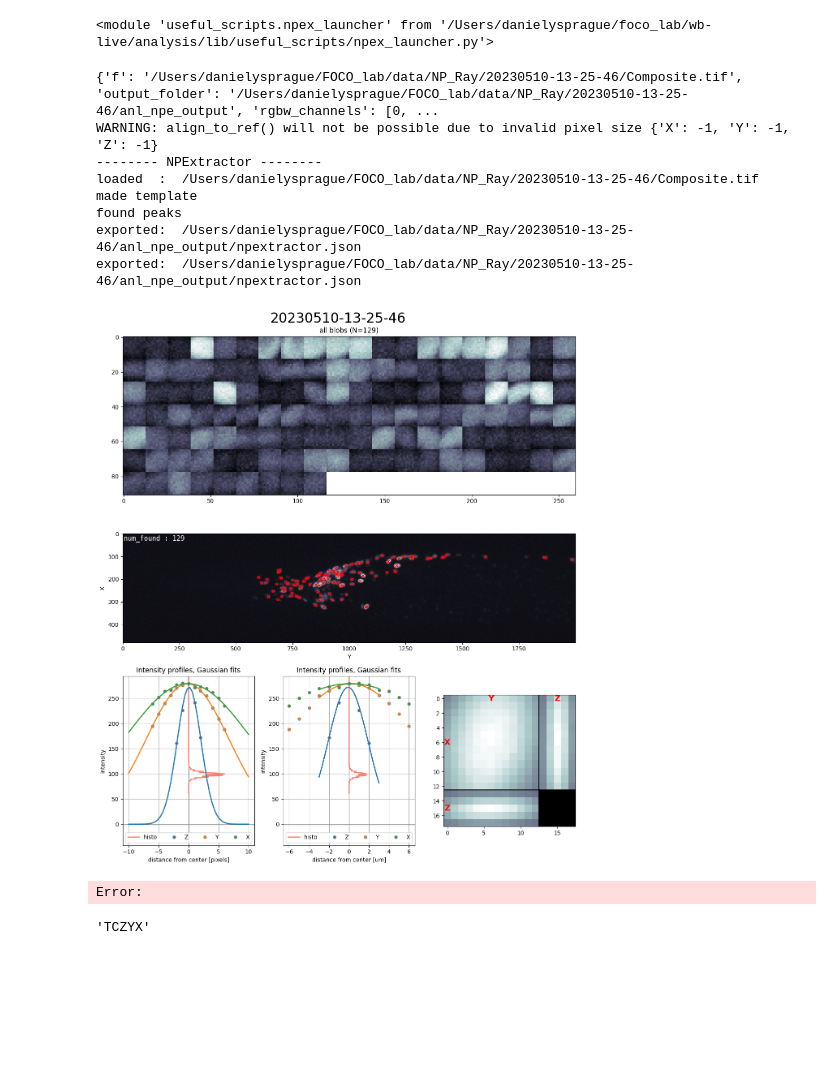
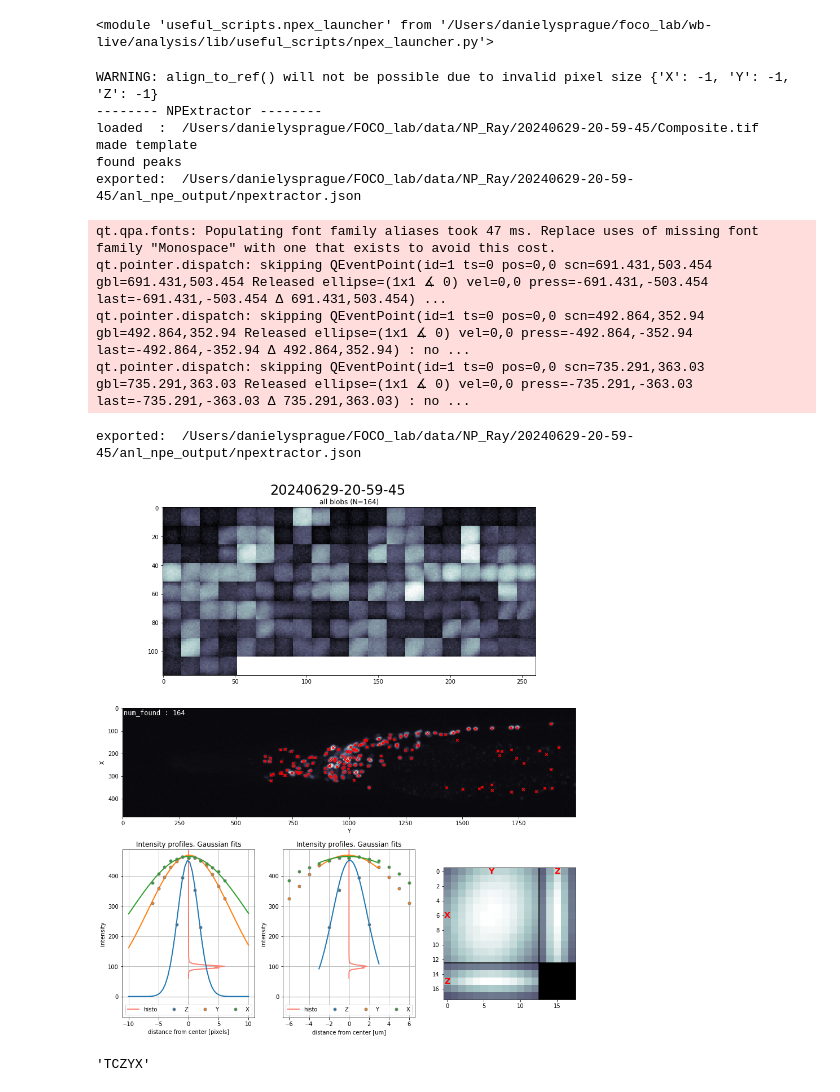
Before and after one commit to focolab/eats-worm, a Jupyter notebook: run_npex.ipynb, the cells around one changed output. Cells and saved outputs as stored; diff of their text form; code cells hidden in the pictures; blank space fills up the shorter version.

```diff
--- a/run_npex.ipynb
+++ b/run_npex.ipynb
@@ -55,50 +55,54 @@ importlib.reload(npex_launcher)
 #fname_root = '20230506-15-01-45'
 #fname_root = '20230506-15-33-51'
 #fname_root = '20230510-12-53-34'
-fname_root = '20230510-13-25-46'
+#fname_root = '20230510-13-25-46'
 #fname_root = '20230510-15-49-47'
 #fname_root = '20230510-16-36-46'
 #fname_root = '20221215-22-02-55'
 #fname_root = '20230412-20-15-17'
+fname_root = '20240629-20-59-45'
+#fname_root = '20240629-17-55-55'
 # %%
 #peakfind_channel = 3 # 488, GFP/GCAMP, 3 for post 20230322
 #peakfind_channel = 2 # for pre 20230322
 peakfind_channel = 4 #if directly giving composite image as f
 
 # set peakfinding for neuropal
 
 npe_params = {
     "f": raw_datadir+fname_root+"/Composite.tif",
     #"rgbw_channels":[4,2,0,5], #for 20230322 recordings and beyond
     #"rgbw_channels":[3,1,0,4], #for before
     "rgbw_channels":[0,1,2,3], #if directly giving image as f
     "peakfinding_parameters": {
         "pad": [2, 6, 6],
         "median": 5,
         "gaussian":(1, 1, 4, 4, 3, 3),
         #"gaussian":(5,5,4,4,3,3), # for images w/o binning
         #"gaussian":(4, 4, 0.35, 0.35, 2, 0.25),
         #"quantile": 0.96, # for images w/o binning
         "quantile":0.985,
         #"threshold": 0.6, # for images w/o binning
         "threshold": 0.65,
         "peakfind_channel":peakfind_channel
     }
 }
 
 # run npex requires fname_root, datadir, npe_params, is_neuropal, is_legacy_structuralscandir, peakfind_channel
 
-npe = npex_launcher.run_npex(fname_root=fname_root, datadir=raw_datadir, npe_params=npe_params, peakfind_channel=peakfind_channel)
+npe = npex_launcher.run_npex_no_metadata(fname_root=fname_root, datadir=raw_datadir, npe_params=npe_params, peakfind_channel=peakfind_channel)
 # %% [output]
-{'f': '/Users/danielysprague/FOCO_lab/data/NP_Ray/20230510-13-25-46/Composite.tif', 'output_folder': '/Users/danielysprague/FOCO_lab/data/NP_Ray/20230510-13-25-46/anl_npe_output', 'rgbw_channels': [0, ...
 WARNING: align_to_ref() will not be possible due to invalid pixel size {'X': -1, 'Y': -1, 'Z': -1}
 -------- NPExtractor --------
-loaded  :  /Users/danielysprague/FOCO_lab/data/NP_Ray/20230510-13-25-46/Composite.tif
+loaded  :  /Users/danielysprague/FOCO_lab/data/NP_Ray/20240629-20-59-45/Composite.tif
 made template
 found peaks
-exported:  /Users/danielysprague/FOCO_lab/data/NP_Ray/20230510-13-25-46/anl_npe_output/npextractor.json
-exported:  /Users/danielysprague/FOCO_lab/data/NP_Ray/20230510-13-25-46/anl_npe_output/npextractor.json
+exported:  /Users/danielysprague/FOCO_lab/data/NP_Ray/20240629-20-59-45/anl_npe_output/npextractor.json
+qt.qpa.fonts: Populating font family aliases took 47 ms. Replace uses of missing font family "Monospace" with one that exists to avoid this cost.
+qt.pointer.dispatch: skipping QEventPoint(id=1 ts=0 pos=0,0 scn=691.431,503.454 gbl=691.431,503.454 Released ellipse=(1x1 ∡ 0) vel=0,0 press=-691.431,-503.454 last=-691.431,-503.454 Δ 691.431,503.454) ...
+qt.pointer.dispatch: skipping QEventPoint(id=1 ts=0 pos=0,0 scn=492.864,352.94 gbl=492.864,352.94 Released ellipse=(1x1 ∡ 0) vel=0,0 press=-492.864,-352.94 last=-492.864,-352.94 Δ 492.864,352.94) : no ...
+qt.pointer.dispatch: skipping QEventPoint(id=1 ts=0 pos=0,0 scn=735.291,363.03 gbl=735.291,363.03 Released ellipse=(1x1 ∡ 0) vel=0,0 press=-735.291,-363.03 last=-735.291,-363.03 Δ 735.291,363.03) : no ...
+exported:  /Users/danielysprague/FOCO_lab/data/NP_Ray/20240629-20-59-45/anl_npe_output/npextractor.json
-[figure, old version]
+[figure, new version]
-Error:
 # %%
 import json
```
Also changed, not shown: parts of 1 cell of this notebook, 5 other files.
